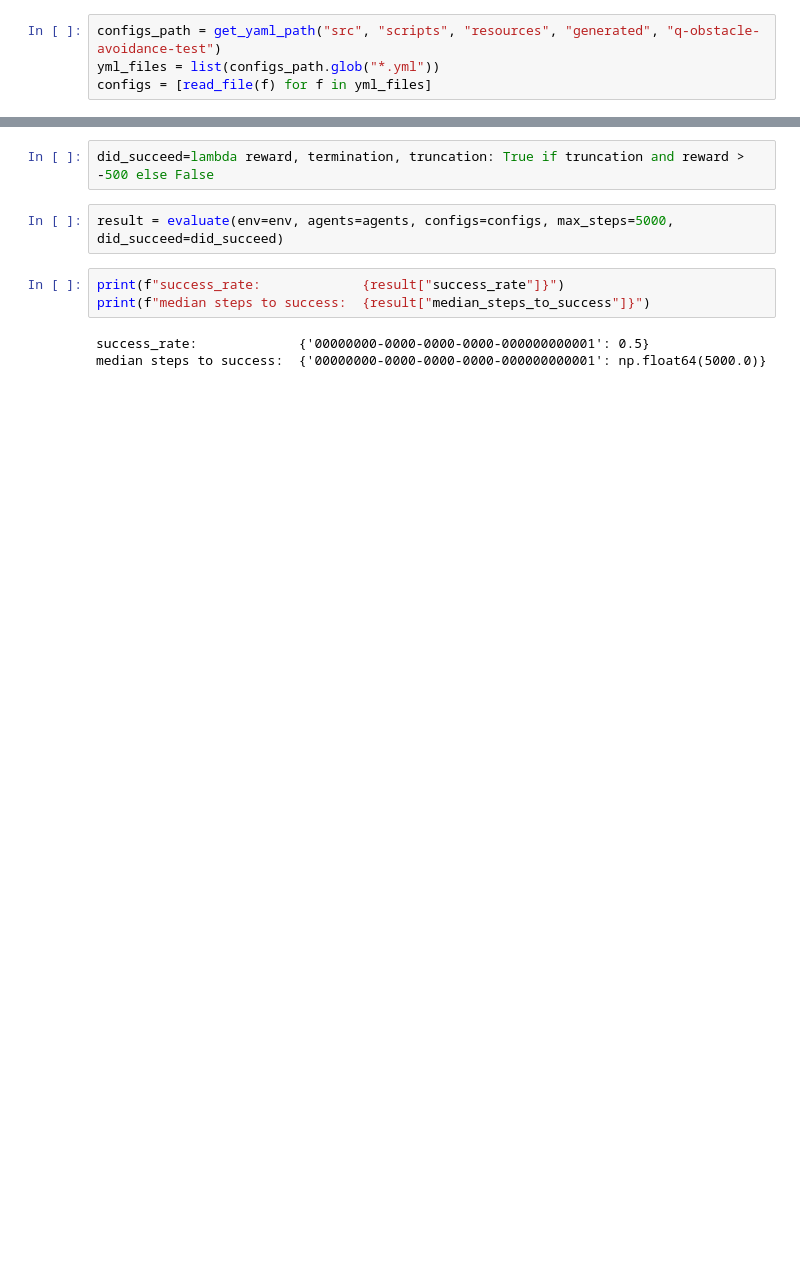
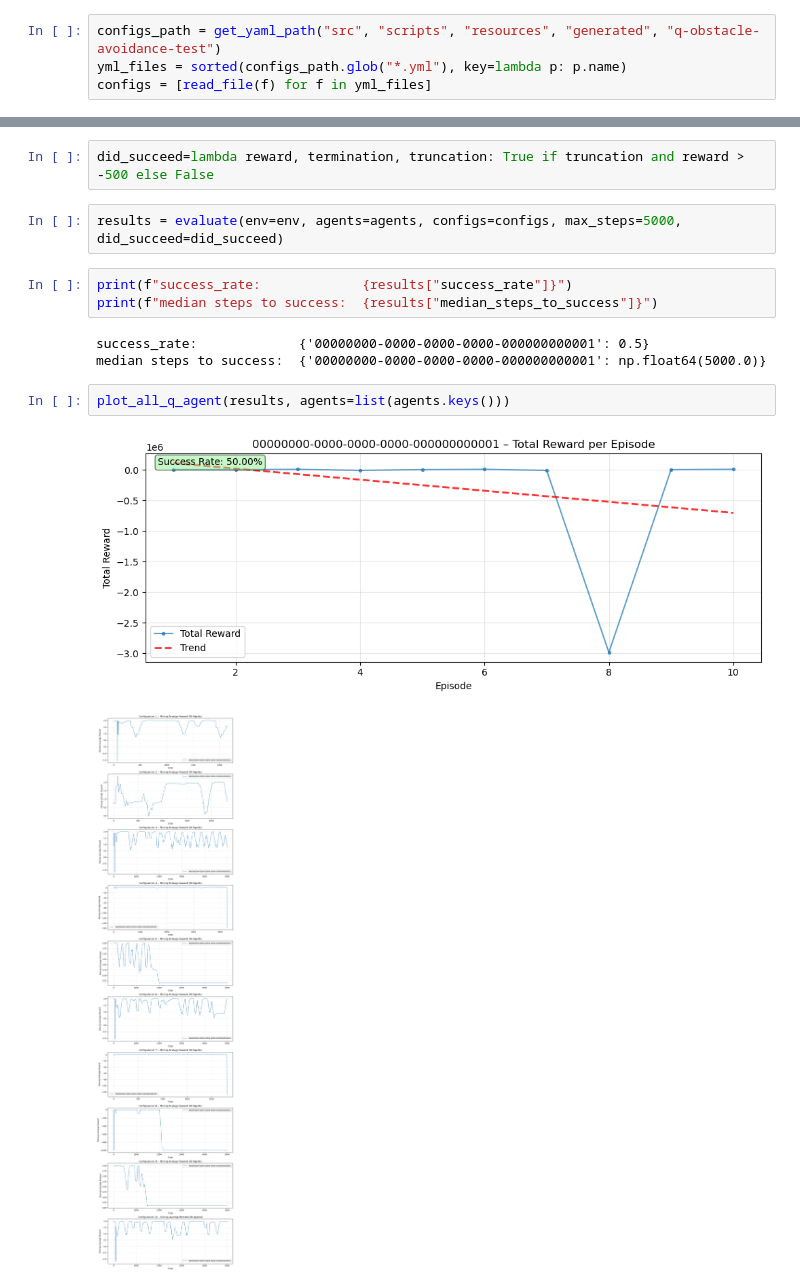
Before and after one commit to Scala-Robotics-Simulator/PPS-22-srs, a Jupyter notebook: python/src/notebooks/q-learning/evaluate_q_agent.ipynb, the cells around one changed output, grey strips where cells are left out. Drawn from its saved outputs; the diff is of its cells as text; blank space fills up the shorter version.

```diff
--- a/python/src/notebooks/q-learning/evaluate_q_agent.ipynb
+++ b/python/src/notebooks/q-learning/evaluate_q_agent.ipynb
@@ -32,7 +34,7 @@ agent_id = "00000000-0000-0000-0000-000000000001"
 agents = { agent_id: agent }
 # %%
 configs_path = get_yaml_path("src", "scripts", "resources", "generated", "q-obstacle-avoidance-test")
-yml_files = list(configs_path.glob("*.yml"))
+yml_files = sorted(configs_path.glob("*.yml"), key=lambda p: p.name)
 configs = [read_file(f) for f in yml_files]
 # %%
 agent_path = get_yaml_path("src", "scripts", "resources", "generated", "checkpoints", "obstacle-avoidance-big-v10", "oa_ep884")
@@ -46,10 +48,15 @@ for agent in agents.values():
 # %%
 did_succeed=lambda reward, termination, truncation: True if truncation and reward > -500 else False
 # %%
-result = evaluate(env=env, agents=agents, configs=configs, max_steps=5000, did_succeed=did_succeed)
+results = evaluate(env=env, agents=agents, configs=configs, max_steps=5000, did_succeed=did_succeed)
 # %%
-print(f"success_rate:             {result["success_rate"]}")
-print(f"median steps to success:  {result["median_steps_to_success"]}")
+print(f"success_rate:             {results["success_rate"]}")
+print(f"median steps to success:  {results["median_steps_to_success"]}")
 # %% [output]
 success_rate:             {'00000000-0000-0000-0000-000000000001': 0.5}
 median steps to success:  {'00000000-0000-0000-0000-000000000001': np.float64(5000.0)}
+# %%
+plot_all_q_agent(results, agents=list(agents.keys()))
+# %% [output]
+[figure, added]
+[figure, added]
```
Also changed, not shown: parts of 5 cells of this notebook, 6 other files.
